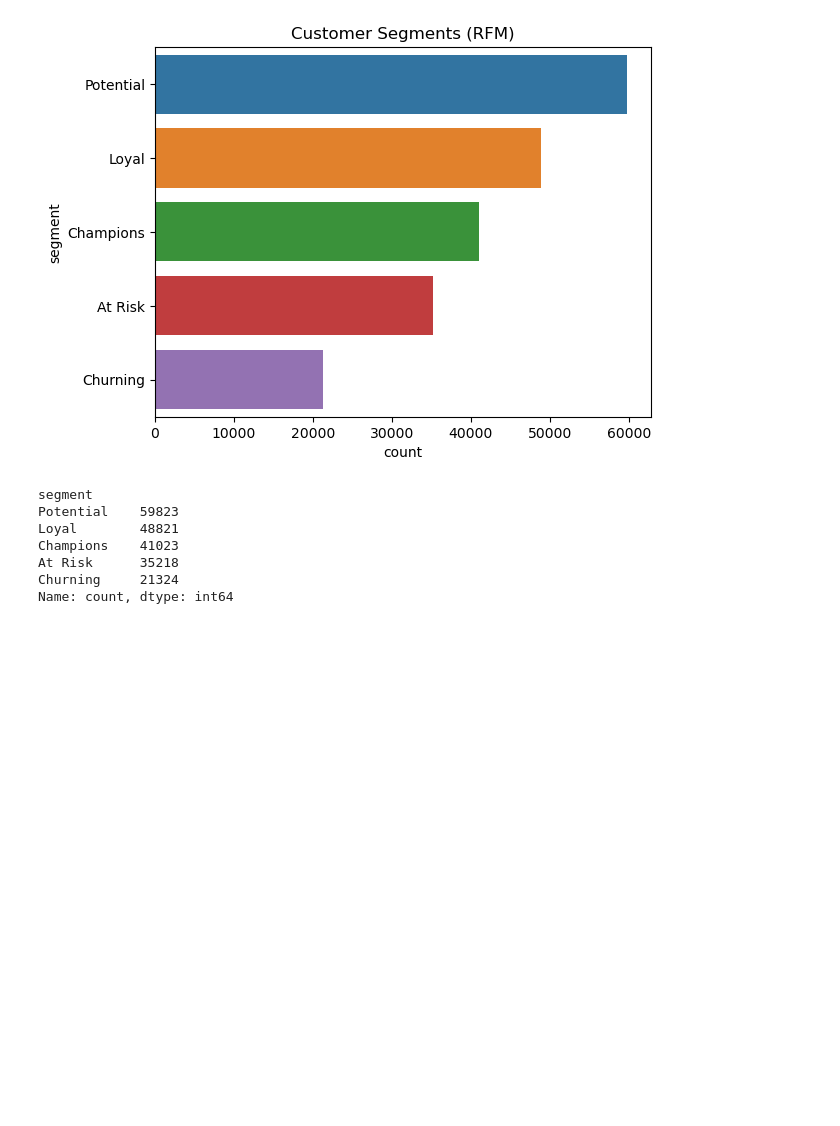
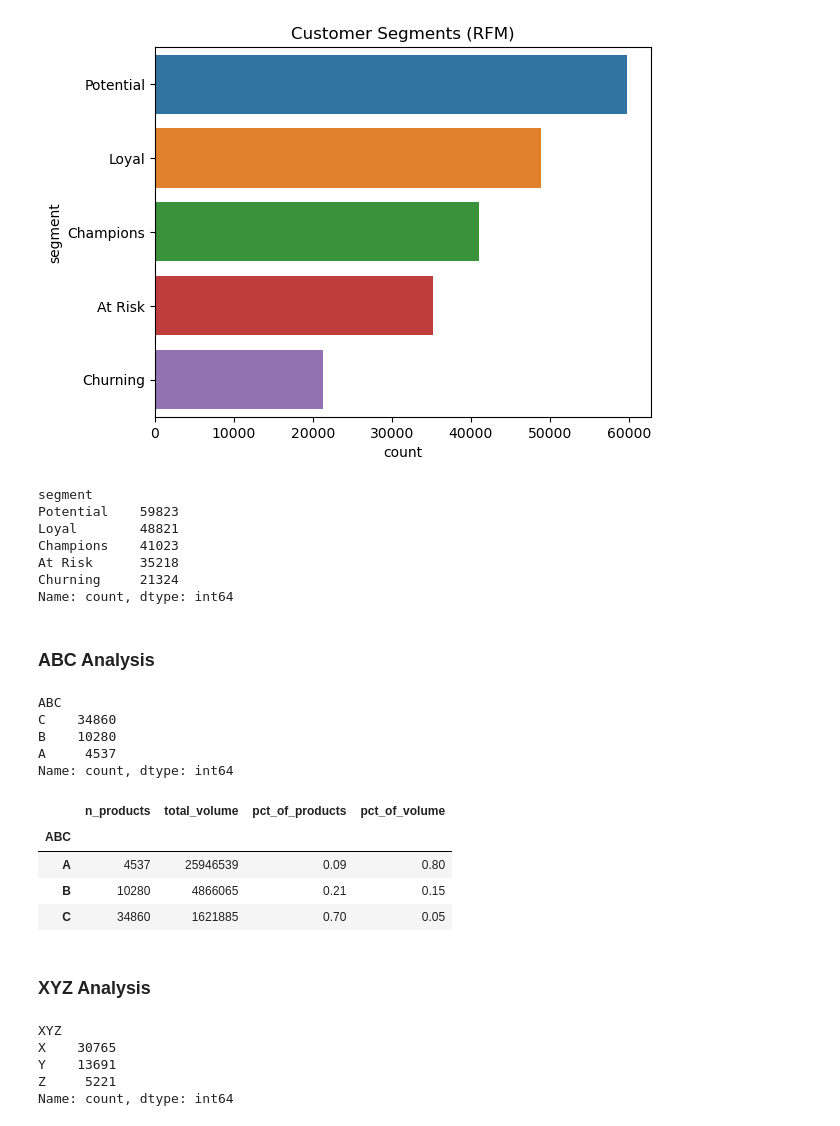
Before and after one commit to FarzaneHashemii/instacart_sales_analysis, a Jupyter notebook: notebooks/pre_analaysis.ipynb, the cells around one changed output. Cells and saved outputs as stored; diff of their text form; code cells hidden in the pictures; blank space fills up the shorter version.

Commit message:
ABC-XYZ analysis

```diff
--- a/notebooks/pre_analaysis.ipynb
+++ b/notebooks/pre_analaysis.ipynb
@@ -338,3 +338,64 @@ Champions    41023
 At Risk      35218
 Churning     21324
 Name: count, dtype: int64
+# %% [markdown]
+### ABC Analysis
+# %%
+# rank products by volume, classify by cumulative contribution (classic pareto)
+prod_volume = prior['product_name'].value_counts().reset_index()
+prod_volume.columns = ['product_name', 'volume']
+prod_volume['cum_pct'] = prod_volume['volume'].cumsum() / prod_volume['volume'].sum()
+
+def abc_class(p):
+    if p <= 0.80: return 'A'      # top products making up 80% of volume
+    elif p <= 0.95: return 'B'    # next 15%
+    else: return 'C'              # the long tail
+
+prod_volume['ABC'] = prod_volume['cum_pct'].apply(abc_class)
+prod_volume['ABC'].value_counts()
+# %% [output]
+ABC
+C    34860
+B    10280
+A     4537
+Name: count, dtype: int64
+# %%
+# the payoff: see how concentrated demand really is
+abc_summary = prod_volume.groupby('ABC').agg(
+    n_products=('product_name', 'count'),
+    total_volume=('volume', 'sum')
+)
+abc_summary['pct_of_products'] = abc_summary['n_products'] / abc_summary['n_products'].sum()
+abc_summary['pct_of_volume'] = abc_summary['total_volume'] / abc_summary['total_volume'].sum()
+abc_summary
+# you'll see a small % of products drives most of the volume — that's the A class
+# %% [output]
+|  | n_products | total_volume | pct_of_products | pct_of_volume |
+| ABC |  |  |  |  |
+| A | 4537 | 25946539 | 0.09 | 0.80 |
+| B | 10280 | 4866065 | 0.21 | 0.15 |
+| C | 34860 | 1621885 | 0.70 | 0.05 |
+# %% [markdown]
+### XYZ Analysis
+# %%
+# predictability via coefficient of variation (std/mean) of demand.
+# no real weeks in this data, so day-of-week is our time axis (honest proxy).
+# low CV = steady/predictable (X), high CV = erratic (Z)
+dow_demand = prior.groupby(['product_name', 'order_dow']).size().unstack(fill_value=0)
+cv = (dow_demand.std(axis=1) / dow_demand.mean(axis=1)).rename('cv')
+
+def xyz_class(c):
+    if c <= 0.5: return 'X'
+    elif c <= 1.0: return 'Y'
+    else: return 'Z'
+
+xyz = cv.to_frame()
+xyz['XYZ'] = xyz['cv'].apply(xyz_class)
+xyz = xyz.reset_index()
+xyz['XYZ'].value_counts()
+# %% [output]
+XYZ
+X    30765
+Y    13691
+Z     5221
+Name: count, dtype: int64
```
Also changed, not shown: parts of 2 cells of this notebook.
